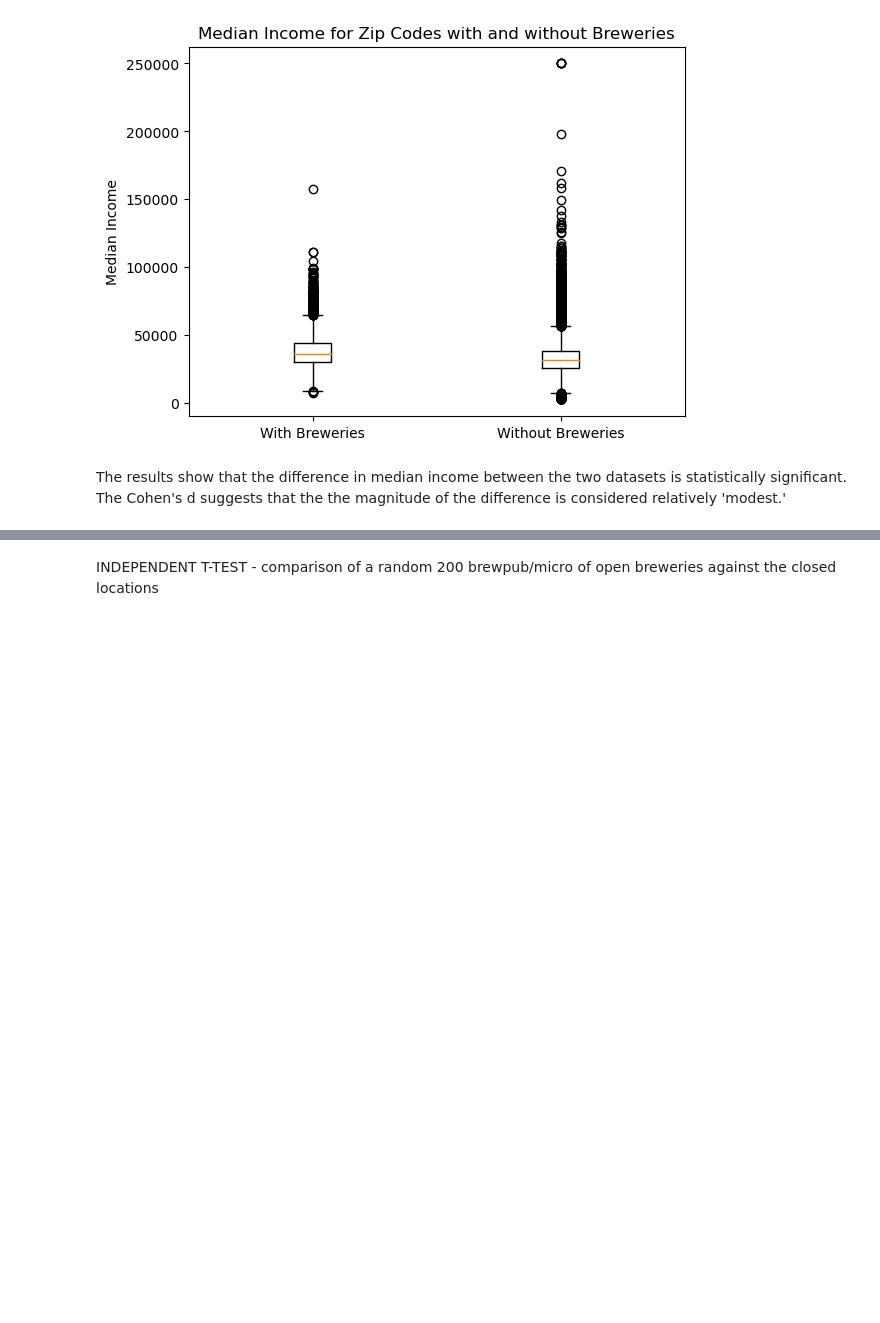
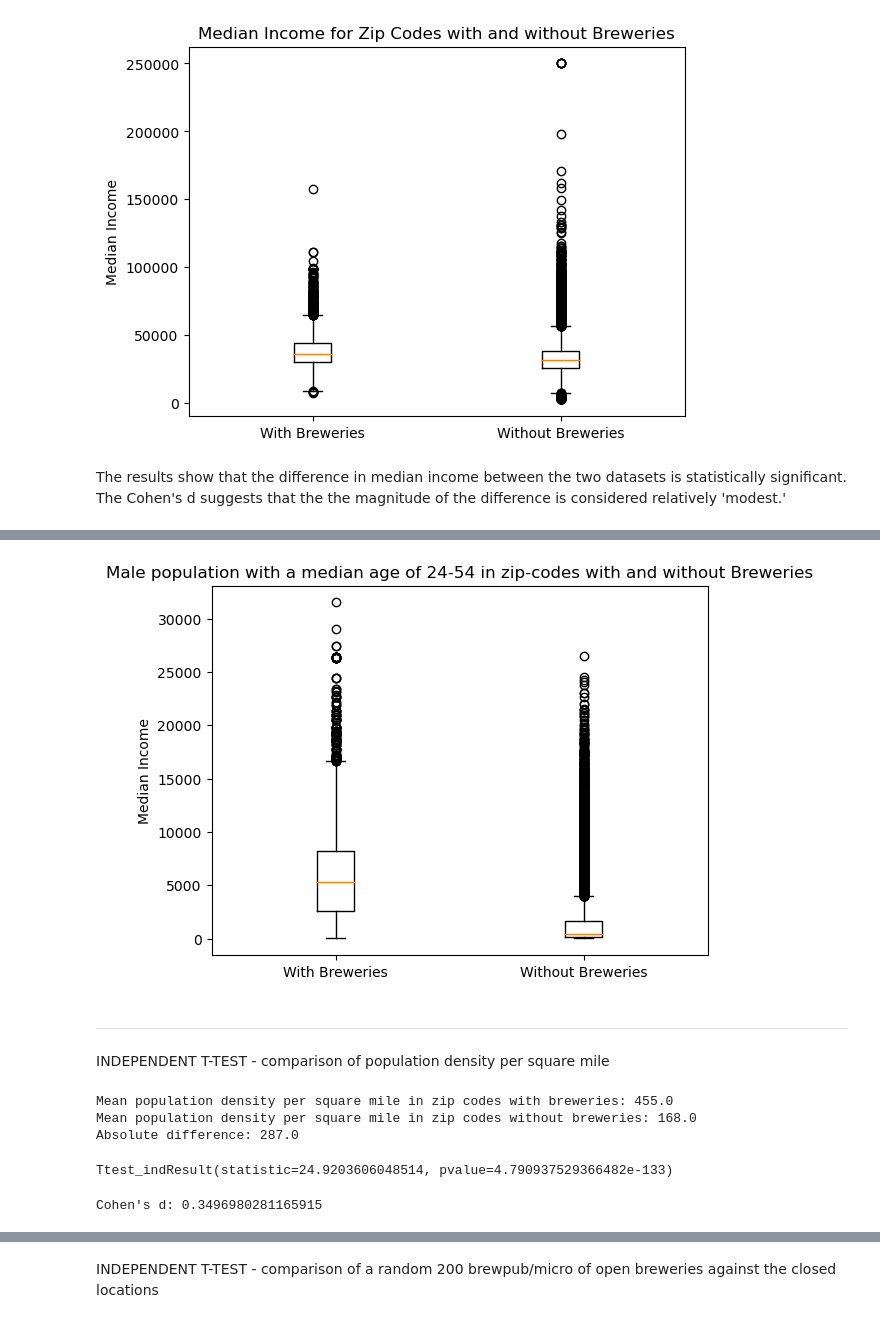
Before and after one commit to rpatel9877/project1, a Jupyter notebook: starter_folders/vicky_lasota/vicky_lasota.ipynb, the cells around one changed output, grey strips where cells are left out. Saved outputs shown, nothing was run; the diff lists cells and outputs as text; code cells hidden in the pictures; blank space fills up the shorter version.

```diff
--- a/starter_folders/vicky_lasota/vicky_lasota.ipynb
+++ b/starter_folders/vicky_lasota/vicky_lasota.ipynb
@@ -340,0 +423,48 @@ The results show that the difference in median income between the two datasets i
+# %%
+#plot boxplot to show the data comparing the two populations
+plt.boxplot([zip_breweries_micro_males['male_brew_age'], no_brew_zip_males['male_brew_age']], labels=['With Breweries', 'Without Breweries'])
+plt.title('Male population with a median age of 24-54 in zip-codes with and without Breweries')
+plt.ylabel('Median Income')
+plt.show()
+# %% [output]
+[figure, added]
+# %% [markdown]
+_____________________________________________________________________________________
+# %% [markdown]
+INDEPENDENT T-TEST - comparison of population density per square mile
+# %%
+#drop rows in zip_breweries_micro dataframe where denisty per sq mile column value is empty
+
+zip_breweries_micro_density = zip_breweries.dropna(subset=[' Population Density per mile2 '])
+
+no_brew_zip_density = no_brew_zip.dropna(subset=['density(mil2)'])
+
+#find the mean of male population for zip_breweries and no_brew_zip round to 0 decimal places
+mean_with_breweries_density = round(zip_breweries_micro_density[' Population Density per mile2 '].mean(),0)
+mean_without_breweries_density = round(no_brew_zip_density['density(mil2)'].mean(),0)
+
+#compute absolute difference between the two means with 2 decimal places
+
+absolute_difference_density = round(abs(mean_with_breweries_density - mean_without_breweries_density),2)
+
+print("Mean population density per square mile in zip codes with breweries:", mean_with_breweries_density)
+print("Mean population density per square mile in zip codes without breweries:", mean_without_breweries_density)
+print("Absolute difference:", absolute_difference_density)
+# %% [output]
+Mean population density per square mile in zip codes with breweries: 455.0
+Mean population density per square mile in zip codes without breweries: 168.0
+Absolute difference: 287.0
+# %%
+#run an independednt t-test for the median income of zip codes with breweries and zip codes without breweries
+stats.ttest_ind(zip_breweries_micro_density[' Population Density per mile2 '], no_brew_zip_density['density(mil2)'], equal_var=False)
+# %% [output]
+Ttest_indResult(statistic=24.9203606048514, pvalue=4.790937529366482e-133)
+# %%
+mean_difference4 = zip_breweries_micro_density[' Population Density per mile2 '].mean() - no_brew_zip_density['density(mil2)'].mean()
+pooled_std4 = np.sqrt((zip_breweries_micro_density[' Population Density per mile2 '].std()**2 + no_brew_zip_density['density(mil2)'].std()**2) / 2)
+
+cohen_d4 = mean_difference4 / pooled_std4
+
+print("Cohen's d:", cohen_d4)
+# %% [output]
+Cohen's d: 0.3496980281165915
```
Also changed, not shown: parts of 14 cells of this notebook, 2 other files.
